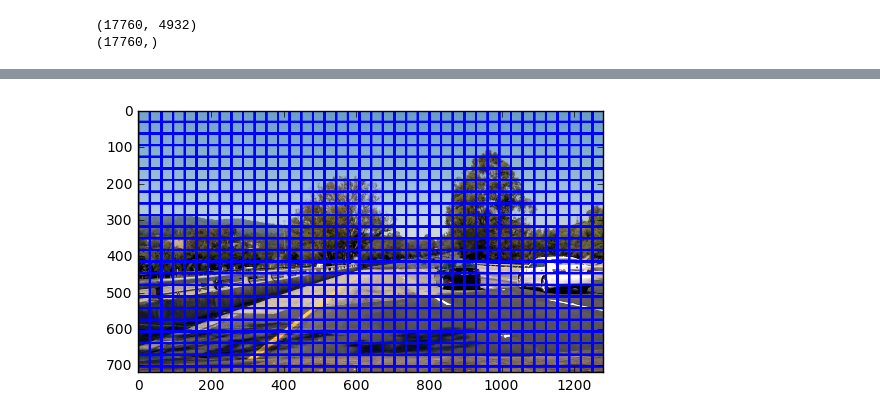
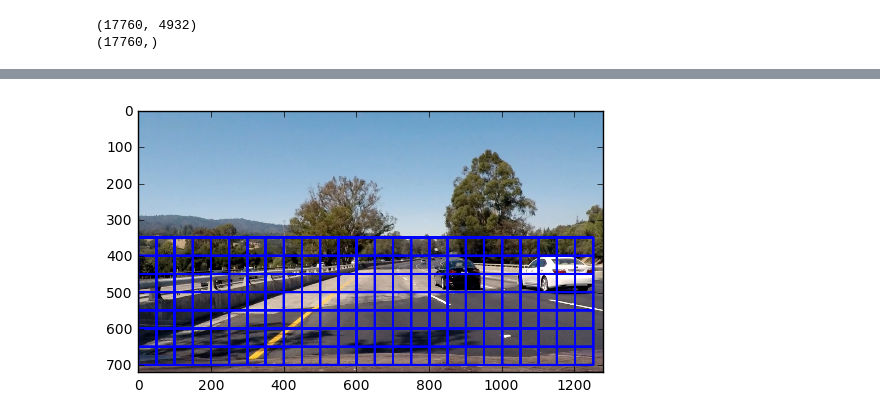
Before and after one commit to miroslavln/CarND-Vehicle-Detection, a Jupyter notebook: vehicle-detection-test.ipynb, the cells around one changed output, grey strips where cells are left out. Saved outputs shown, nothing was run; the diff lists cells and outputs as text; code cells hidden in the pictures.

Commit message:
Initial implementation of the necessary steps needed

```diff
--- a/vehicle-detection-test.ipynb
+++ b/vehicle-detection-test.ipynb
@@ -106,24 +106,24 @@ Accuracy 0.983671171171
 # %%
-def draw_boxes(img, bboxes):
+def draw_boxes(img, bboxes, color=(0,0,255)):
     res = np.copy(img)
     for top, bottom in bboxes:
-        cv2.rectangle(res, top, bottom, color=(0,0,255), thickness=6)
+        cv2.rectangle(res, top, bottom, color=color, thickness=6)
     return res
 # %%
-def get_windows(img, y_start_stop, window_size=64, overlap=0.5):
+def get_windows(img, y_start_stop, window_size=100, overlap=0.7):
     h,w,c = img.shape
     xspan = w
     yspan = y_start_stop[1] - y_start_stop[0]
 
-    step = int(window_size * overlap)
-    x_windows = xspan//step - 1
-    y_windows = yspan//step - 1
+    step = int(window_size * (1.0-overlap))
+    x_windows = (xspan//step) - 1
+    y_windows = (yspan//step) - 1
 
     windows = []
     for y in range(y_windows):
         for x in range(x_windows):
             top_x = x*step
-            top_y = y*step
+            top_y = y_start_stop[0] + y*step
             bottom_x = top_x + window_size
             bottom_y = top_y + window_size
             windows.append(((top_x, top_y), (bottom_x, bottom_y)))
@@ -132,10 +132,10 @@ def get_windows(img, y_start_stop, window_size=64, overlap=0.5):
 # %%
 test_image = load_image('test_images/test4.jpg')
 
-windows = get_windows(test_image, y_start_stop=(0,960))
+windows = get_windows(test_image, y_start_stop=(350, test_image.shape[0]), overlap=0.5)
 res = draw_boxes(test_image, windows)
 
 plt.imshow(res)
 plt.show()
 # %% [output]
-[figure, old version]
+[figure, new version]
```
Also changed, not shown: parts of 9 cells of this notebook, 3 other files.
